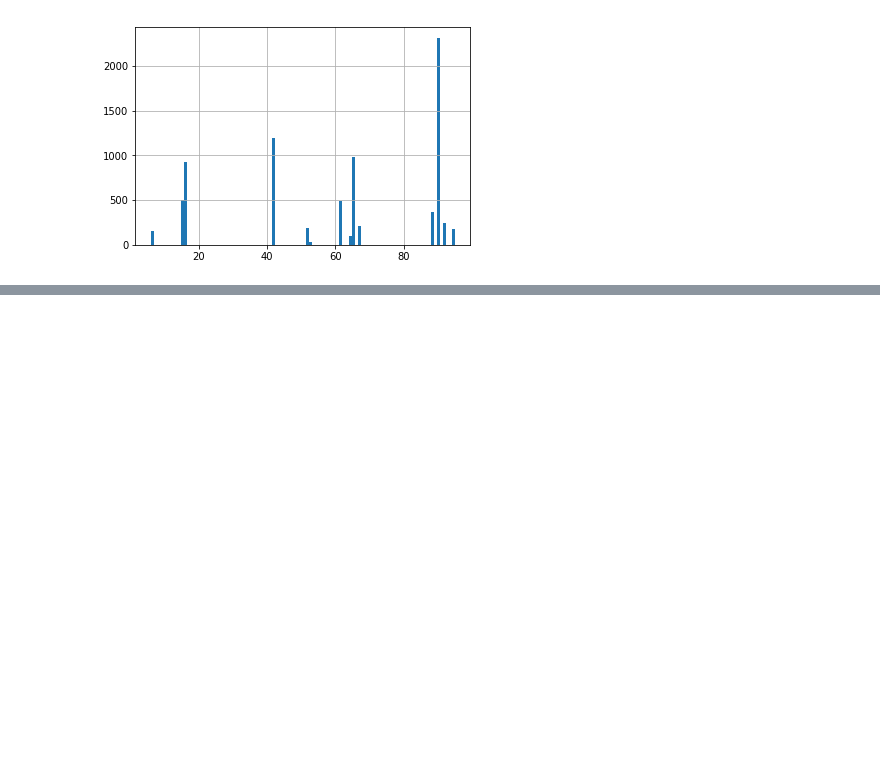
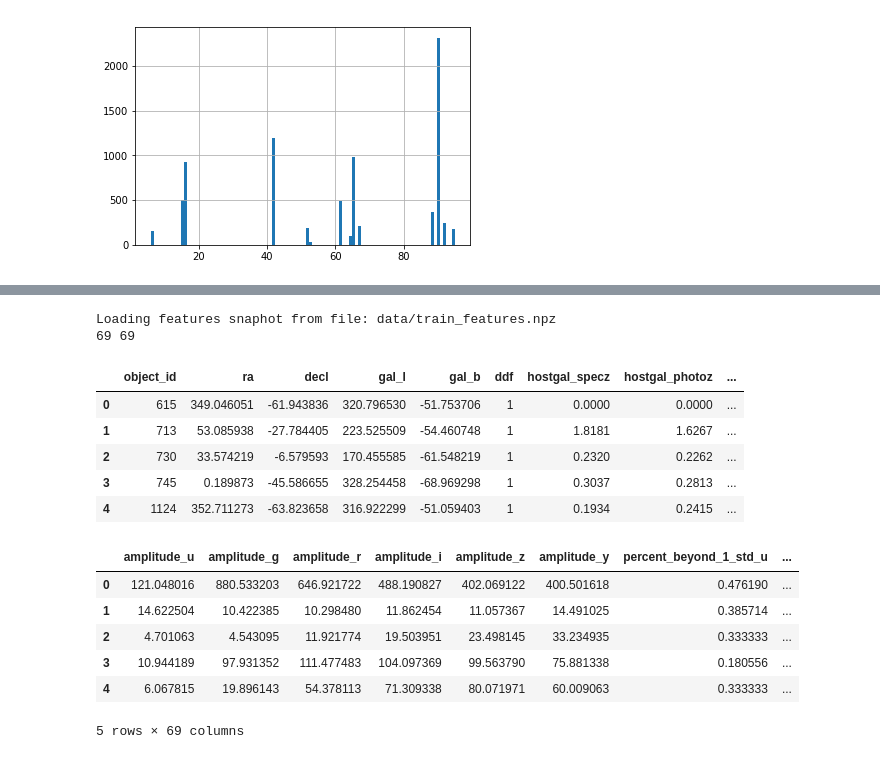
Before and after one commit to dkomlen/kaggle, a Jupyter notebook: plasticc-2018/plasticc-2018.ipynb, the cells around one changed output, grey strips where cells are left out. Drawn from its saved outputs; the diff is of its cells as text; code cells hidden in the pictures; blank space fills up the shorter version.

```diff
--- a/plasticc-2018/plasticc-2018.ipynb
+++ b/plasticc-2018/plasticc-2018.ipynb
@@ -53,0 +137,37 @@ README.md           data                plasticc-2018.ipynb
+# %%
+def worker(obj_ts):
+    return featurize.featurize_single_ts(obj_ts,\
+        features_to_use=["amplitude",
+                   "percent_beyond_1_std",
+                   "maximum",
+                   "max_slope",
+                   "median",
+                   "median_absolute_deviation",
+                   "percent_close_to_median",
+                   "minimum",
+                   "skew",
+                   "std",
+                   "weighted_average"])
+
+def build_features(data_ts, file_prefix):
+    features_file = f'data/{file_prefix}_features.npz'
+    if os.path.exists(features_file):
+        print(f'Loading features snaphot from file: {features_file}')
+        features, _ = featurize.load_featureset(features_file)
+    else:
+        features_list = []
+        with tqdm(total=len(data_ts), desc="Computing features") as pbar:
+            pool = mp.Pool()
+            for feat in pool.imap(worker, data_ts.values()):
+                features_list.append(feat)
+                pbar.update()
+
+        features = featurize.assemble_featureset(features_list=features_list,\
+                              time_series=data_ts.values())
+        featurize.save_featureset(fset=features, path=features_file)
+
+    # Adjust dataframe to simple table
+    old_names = features.columns.values
+    new_names = ['{}_{}'.format(x, pb_map.get(y,'meta')) for x,y in old_names]
+    cols = [features[col].values for col in old_names]
+    return pd.DataFrame(np.transpose(cols), columns=new_names)
@@ -53,0 +178,22 @@ README.md           data                plasticc-2018.ipynb
+# %%
+train_features = build_features(train_ts, 'train')
+# %% [output]
+Loading features snaphot from file: data/train_features.npz
+69 69
+# %%
+display(train_metadata.head())
+display(train_features.head())
+# %% [output]
+|  | object_id | ra | decl | gal_l | gal_b | ddf | hostgal_specz | hostgal_photoz | ... |
+| 0 | 615 | 349.046051 | -61.943836 | 320.796530 | -51.753706 | 1 | 0.0000 | 0.0000 | ... |
+| 1 | 713 | 53.085938 | -27.784405 | 223.525509 | -54.460748 | 1 | 1.8181 | 1.6267 | ... |
+| 2 | 730 | 33.574219 | -6.579593 | 170.455585 | -61.548219 | 1 | 0.2320 | 0.2262 | ... |
+| 3 | 745 | 0.189873 | -45.586655 | 328.254458 | -68.969298 | 1 | 0.3037 | 0.2813 | ... |
+| 4 | 1124 | 352.711273 | -63.823658 | 316.922299 | -51.059403 | 1 | 0.1934 | 0.2415 | ... |
+|  | amplitude_u | amplitude_g | amplitude_r | amplitude_i | amplitude_z | amplitude_y | percent_beyond_1_std_u | ... |
+| 0 | 121.048016 | 880.533203 | 646.921722 | 488.190827 | 402.069122 | 400.501618 | 0.476190 | ... |
+| 1 | 14.622504 | 10.422385 | 10.298480 | 11.862454 | 11.057367 | 14.491025 | 0.385714 | ... |
+| 2 | 4.701063 | 4.543095 | 11.921774 | 19.503951 | 23.498145 | 33.234935 | 0.333333 | ... |
+| 3 | 10.944189 | 97.931352 | 111.477483 | 104.097369 | 99.563790 | 75.881338 | 0.180556 | ... |
+| 4 | 6.067815 | 19.896143 | 54.378113 | 71.309338 | 80.071971 | 60.009063 | 0.333333 | ... |
+5 rows × 69 columns
```
Also changed, not shown: parts of 15 cells of this notebook.
